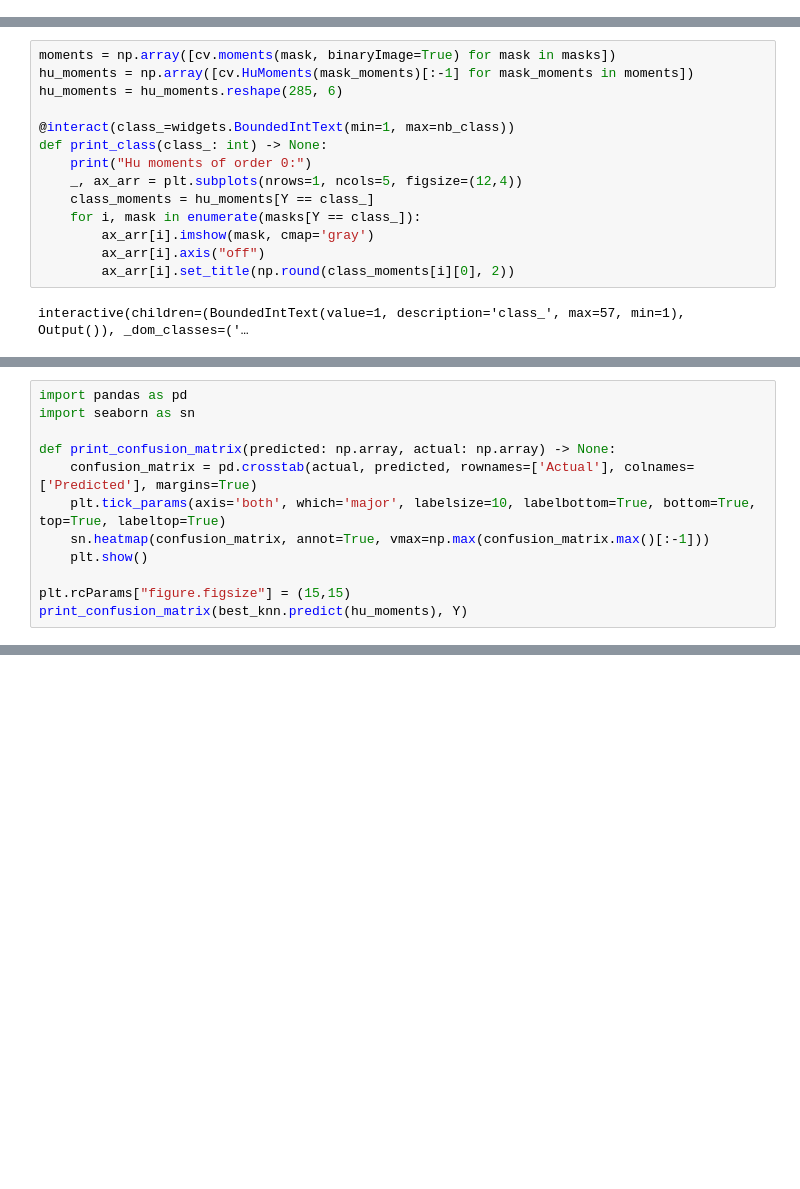
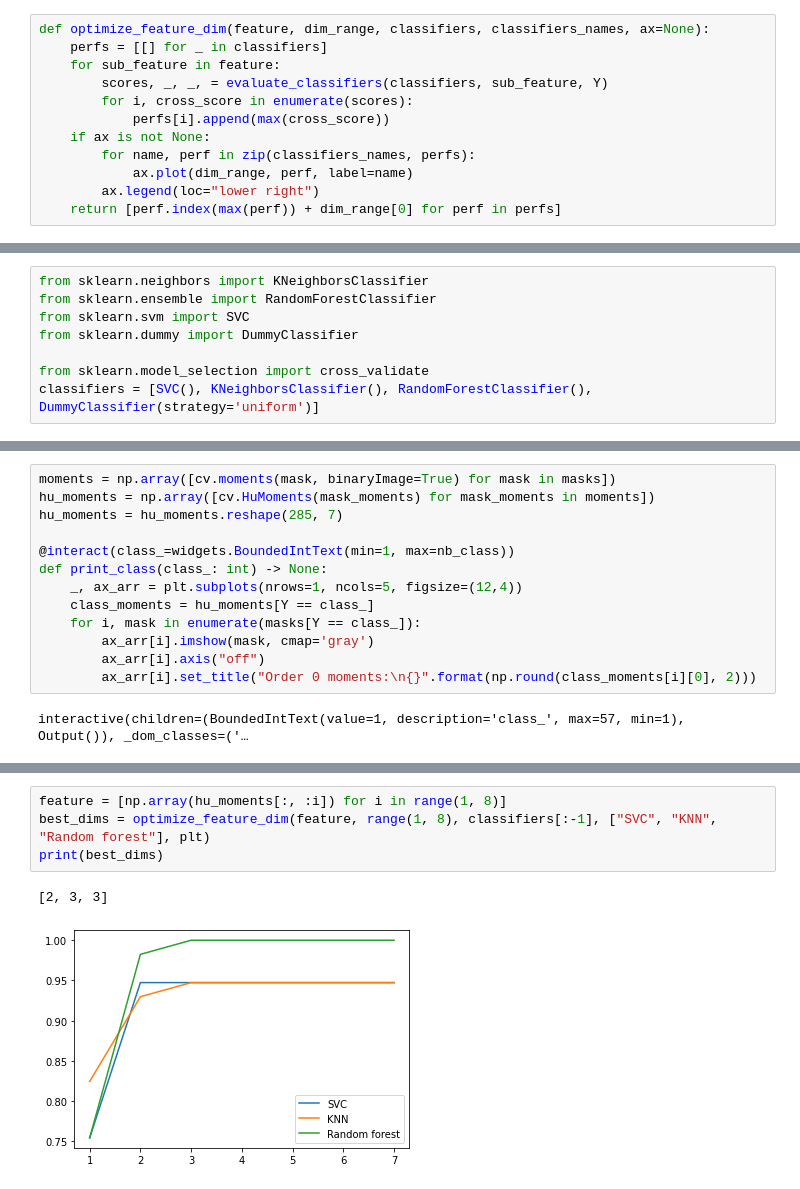
Before and after one commit to Whojo/Dobble-master-race, a Jupyter notebook: shape-descriptor.ipynb, the cells around one changed output, grey strips where cells are left out. Cells and saved outputs as stored; diff of their text form; blank space fills up the shorter version.

```diff
--- a/shape-descriptor.ipynb
+++ b/shape-descriptor.ipynb
@@ -18,0 +41,12 @@ X.shape, Y.shape
+# %%
+def optimize_feature_dim(feature, dim_range, classifiers, classifiers_names, ax=None):
+    perfs = [[] for _ in classifiers]
+    for sub_feature in feature:
+        scores, _, _, = evaluate_classifiers(classifiers, sub_feature, Y)
+        for i, cross_score in enumerate(scores):
+            perfs[i].append(max(cross_score))
+    if ax is not None:
+        for name, perf in zip(classifiers_names, perfs):
+            ax.plot(dim_range, perf, label=name)
+        ax.legend(loc="lower right")
+    return [perf.index(max(perf)) + dim_range[0] for perf in perfs]
@@ -19,3 +63,11 @@ X.shape, Y.shape
+# %%
+from sklearn.neighbors import KNeighborsClassifier
+from sklearn.ensemble import RandomForestClassifier
+from sklearn.svm import SVC
+from sklearn.dummy import DummyClassifier
+
+from sklearn.model_selection import cross_validate
+classifiers = [SVC(), KNeighborsClassifier(), RandomForestClassifier(), DummyClassifier(strategy='uniform')]
 # %% [markdown]
 ## What the data looks like ?
 # %%
@@ -49,16 +103,15 @@ interactive(children=(BoundedIntText(value=1, description='class_', max=57, min=
 # %%
 moments = np.array([cv.moments(mask, binaryImage=True) for mask in masks])
-hu_moments = np.array([cv.HuMoments(mask_moments)[:-1] for mask_moments in moments])
-hu_moments = hu_moments.reshape(285, 6)
+hu_moments = np.array([cv.HuMoments(mask_moments) for mask_moments in moments])
+hu_moments = hu_moments.reshape(285, 7)
 
 @interact(class_=widgets.BoundedIntText(min=1, max=nb_class))
 def print_class(class_: int) -> None:
-    print("Hu moments of order 0:")
     _, ax_arr = plt.subplots(nrows=1, ncols=5, figsize=(12,4))
     class_moments = hu_moments[Y == class_]
     for i, mask in enumerate(masks[Y == class_]):
         ax_arr[i].imshow(mask, cmap='gray')
         ax_arr[i].axis("off")
-        ax_arr[i].set_title(np.round(class_moments[i][0], 2))
+        ax_arr[i].set_title("Order 0 moments:\n{}".format(np.round(class_moments[i][0], 2)))
 # %% [output]
 interactive(children=(BoundedIntText(value=1, description='class_', max=57, min=1), Output()), _dom_classes=('…
@@ -96,12 +117,0 @@ best_svc = dict_svc["estimator"][1]
-# %%
-import pandas as pd
-import seaborn as sn
-
-def print_confusion_matrix(predicted: np.array, actual: np.array) -> None:
-    confusion_matrix = pd.crosstab(actual, predicted, rownames=['Actual'], colnames=['Predicted'], margins=True)
-    plt.tick_params(axis='both', which='major', labelsize=10, labelbottom=True, bottom=True, top=True, labeltop=True)
-    sn.heatmap(confusion_matrix, annot=True, vmax=np.max(confusion_matrix.max()[:-1]))
-    plt.show()
-
-plt.rcParams["figure.figsize"] = (15,15)
-print_confusion_matrix(best_knn.predict(hu_moments), Y)
@@ -109,0 +138,7 @@ print_confusion_matrix(best_knn.predict(hu_moments), Y)
+# %%
+feature = [np.array(hu_moments[:, :i]) for i in range(1, 8)]
+best_dims = optimize_feature_dim(feature, range(1, 8), classifiers[:-1], ["SVC", "KNN", "Random forest"], plt)
+print(best_dims)
+# %% [output]
+[2, 3, 3]
+[figure, added]
```
Also changed, not shown: parts of 28 cells of this notebook, 2 other files.
